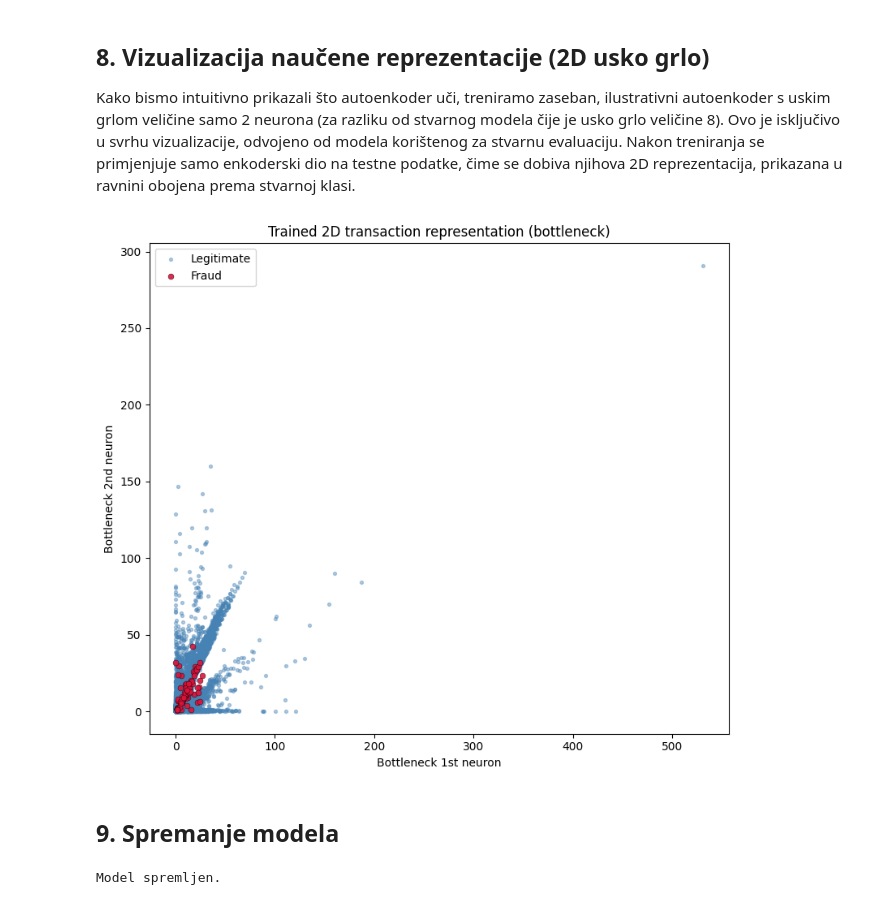
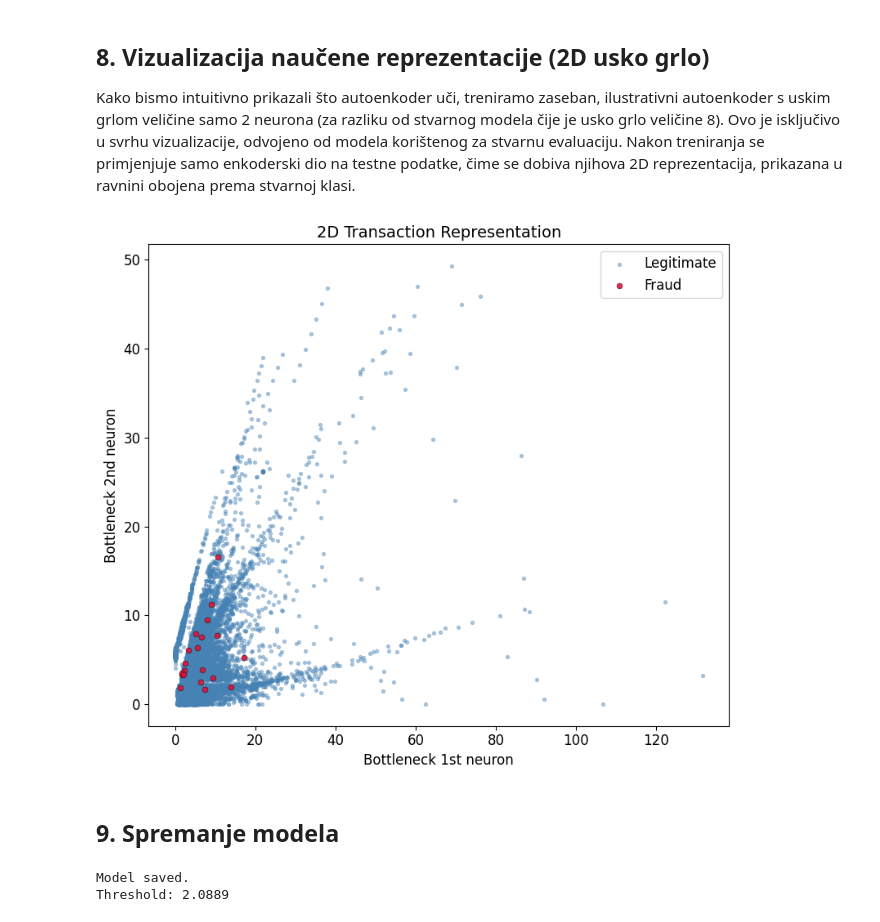
Before and after one commit to klarastankovic/anomaly-detection, a Jupyter notebook: autoencoder/autoencoder_pytorch.ipynb, the cells around one changed output. Drawn from its saved outputs; the diff is of its cells as text; code cells hidden in the pictures.

```diff
--- a/autoencoder/autoencoder_pytorch.ipynb
+++ b/autoencoder/autoencoder_pytorch.ipynb
@@ -178,12 +215,12 @@ for epoch in range(n_epochs):
     model.eval()
     epoch_val_loss = 0.0
     with torch.no_grad():
-        for batch in val_loader:
+        for batch in earlystop_loader:
             batch = batch.to(device)
             reconstruction = model(batch)
             loss = criterion(reconstruction, batch)
             epoch_val_loss += loss.item() * batch.size(0)
-    epoch_val_loss /= len(val_loader.dataset)
+    epoch_val_loss /= len(earlystop_loader.dataset)
 
     train_losses.append(epoch_train_loss)
     val_losses.append(epoch_val_loss)
@@ -201,11 +238,11 @@ for epoch in range(n_epochs):
 
 model.load_state_dict(best_state)
 
-plt.plot(train_losses, label='Train loss')
-plt.plot(val_losses, label='Validation loss')
+plt.plot(train_losses, label='Training loss')
+plt.plot(val_losses, label='Loss (Early Stopping)')
 plt.xlabel('Epoch')
 plt.ylabel('MSE')
-plt.title('Autoencoder earning curve')
+plt.title('Autoencoder Learning Curve')
 plt.legend()
 plt.show()
 # %% [output]
@@ -253,0 +286,21 @@ Reconstruction error threshold: 1.7552
+# %%
+model.eval()
+with torch.no_grad():
+    X_val_tensor = torch.from_numpy(X_val).to(device)
+    X_val_pred = model(X_val_tensor).cpu().numpy()
+
+reconstruction_error = np.mean(np.square(X_val - X_val_pred), axis=1)
+y_val_pred = (reconstruction_error > threshold).astype(int)
+
+precision_val = precision_score(y_val, y_val_pred)
+recall_val = recall_score(y_val, y_val_pred)
+f1_val = f1_score(y_val, y_val_pred)
+roc_auc = roc_auc_score(y_val, reconstruction_error)
+pr_auc = average_precision_score(y_val, reconstruction_error)
+
+print("Results (validation):")
+print(f"Precision: {precision_val:.4f}")
+print(f"Recall: {recall_val:.4f}")
+print(f"F1-score: {f1_val:.4f}")
+print(f"ROC-AUC: {roc_auc:.4f}")
+print(f"PR-AUC: {pr_auc:.4f}")
@@ -332,45 +375,48 @@ class Autoencoder2DViz(nn.Module):
     def forward(self, x):
         latent = self.encoder(x)
         reconstruction = self.decoder(latent)
         return reconstruction
 
 viz_model = Autoencoder2DViz(input_dim).to(device)
 viz_criterion = nn.MSELoss()
 viz_optimizer = torch.optim.Adam(viz_model.parameters())
-viz_train_loader = DataLoader(TransactionDataset(X_train), batch_size=256, shuffle=True)
+viz_train_loader = DataLoader(TransactionDataset(X_fit), batch_size=256, shuffle=True)
 
 viz_model.train()
-for epoch in range(15):
+for epoch in range(30):
     for batch in viz_train_loader:
         batch = batch.to(device)
         viz_optimizer.zero_grad()
         reconstruction = viz_model(batch)
         loss = viz_criterion(reconstruction, batch)
         loss.backward()
         viz_optimizer.step()
 
 viz_model.eval()
 with torch.no_grad():
-    X_test_tensor = torch.from_numpy(X_test).to(device)
-    X_test_2d = viz_model.encoder(X_test_tensor).cpu().numpy()
+    X_val_tensor = torch.from_numpy(X_val).to(device)
+    X_val_2d = viz_model.encoder(X_val_tensor).cpu().numpy()
 
 plt.figure(figsize=(8, 7))
-plt.scatter(X_test_2d[y_test == 0, 0], X_test_2d[y_test == 0, 1],
+plt.scatter(X_val_2d[y_val == 0, 0], X_val_2d[y_val == 0, 1],
             c='steelblue', s=8, alpha=0.4, label='Legitimate')
-plt.scatter(X_test_2d[y_test == 1, 0], X_test_2d[y_test == 1, 1],
+plt.scatter(X_val_2d[y_val == 1, 0], X_val_2d[y_val == 1, 1],
             c='crimson', s=25, alpha=0.9, label='Fraud', edgecolors='k', linewidths=0.3)
 plt.xlabel('Bottleneck 1st neuron')
 plt.ylabel('Bottleneck 2nd neuron')
-plt.title('Trained 2D transaction representation (bottleneck)')
+plt.title('2D Transaction Representation')
 plt.legend()
 plt.tight_layout()
 plt.show()
 # %% [output]
-[figure, old version]
+[figure, new version]
 # %% [markdown]
 ## 9. Spremanje modela
 # %%
 torch.save(model.state_dict(), 'autoencoder_pytorch_model.pt')
-print("Model spremljen.")
+joblib.dump(threshold, 'autoencoder_pytorch_threshold.pkl')
+print("Model saved.")
+print(f"Threshold: {threshold:.4f}")
 # %% [output]
-Model spremljen.
+Model saved.
+Threshold: 2.0889
```
Also changed, not shown: parts of 23 cells of this notebook, 2 other files.
